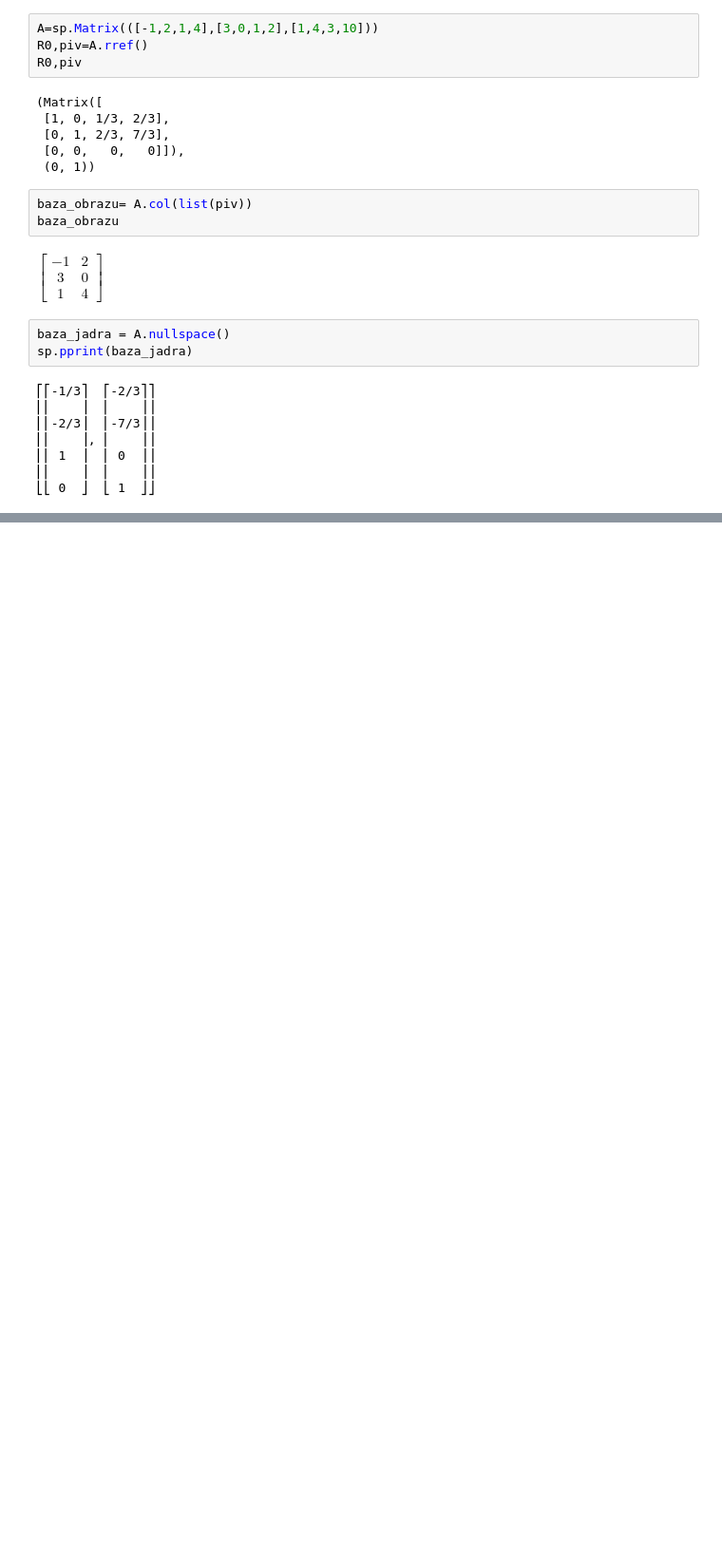
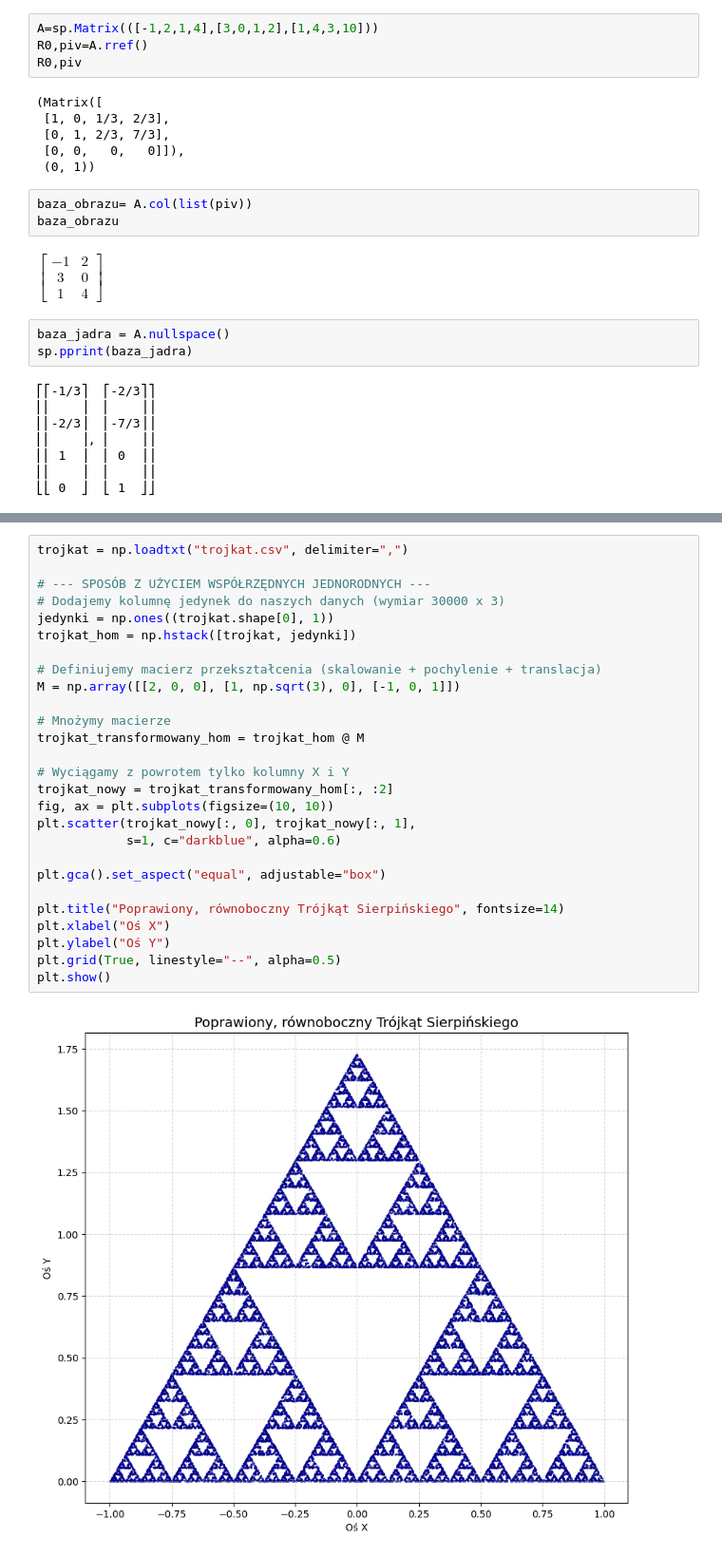
Before and after one commit to pkrzysiekk/Projekt-zaliczeniowy, a Jupyter notebook: Projekt zaliczeniowy.ipynb, the cells around one changed output, grey strips where cells are left out. Shown at 95% size. Drawn from its saved outputs; the diff is of its cells as text; blank space fills up the shorter version.

```diff
--- a/Projekt zaliczeniowy.ipynb
+++ b/Projekt zaliczeniowy.ipynb
@@ -169,0 +182,29 @@ sp.pprint(baza_jadra)
+# %%
+trojkat = np.loadtxt("trojkat.csv", delimiter=",")
+
+# --- SPOSÓB Z UŻYCIEM WSPÓŁRZĘDNYCH JEDNORODNYCH ---
+# Dodajemy kolumnę jedynek do naszych danych (wymiar 30000 x 3)
+jedynki = np.ones((trojkat.shape[0], 1))
+trojkat_hom = np.hstack([trojkat, jedynki])
+
+# Definiujemy macierz przekształcenia (skalowanie + pochylenie + translacja)
+M = np.array([[2, 0, 0], [1, np.sqrt(3), 0], [-1, 0, 1]])
+
+# Mnożymy macierze
+trojkat_transformowany_hom = trojkat_hom @ M
+
+# Wyciągamy z powrotem tylko kolumny X i Y
+trojkat_nowy = trojkat_transformowany_hom[:, :2]
+fig, ax = plt.subplots(figsize=(10, 10))
+plt.scatter(trojkat_nowy[:, 0], trojkat_nowy[:, 1],
+            s=1, c="darkblue", alpha=0.6)
+
+plt.gca().set_aspect("equal", adjustable="box")
+
+plt.title("Poprawiony, równoboczny Trójkąt Sierpińskiego", fontsize=14)
+plt.xlabel("Oś X")
+plt.ylabel("Oś Y")
+plt.grid(True, linestyle="--", alpha=0.5)
+plt.show()
+# %% [output]
+[figure, added]
```
Also changed, not shown: parts of 2 cells of this notebook.
